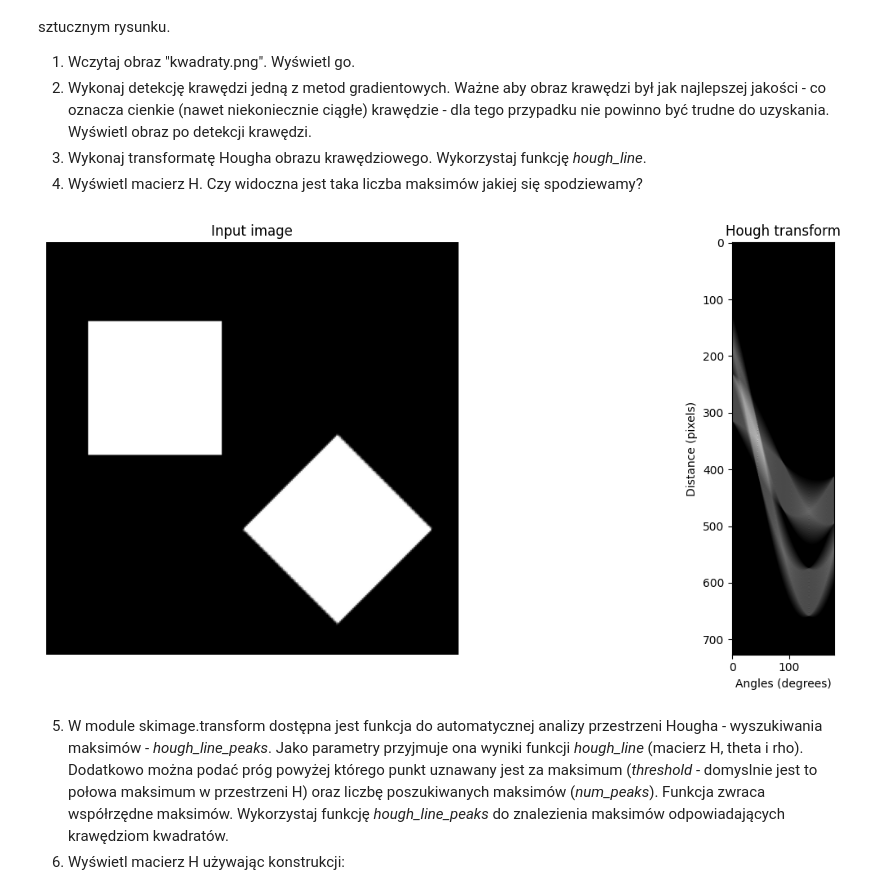
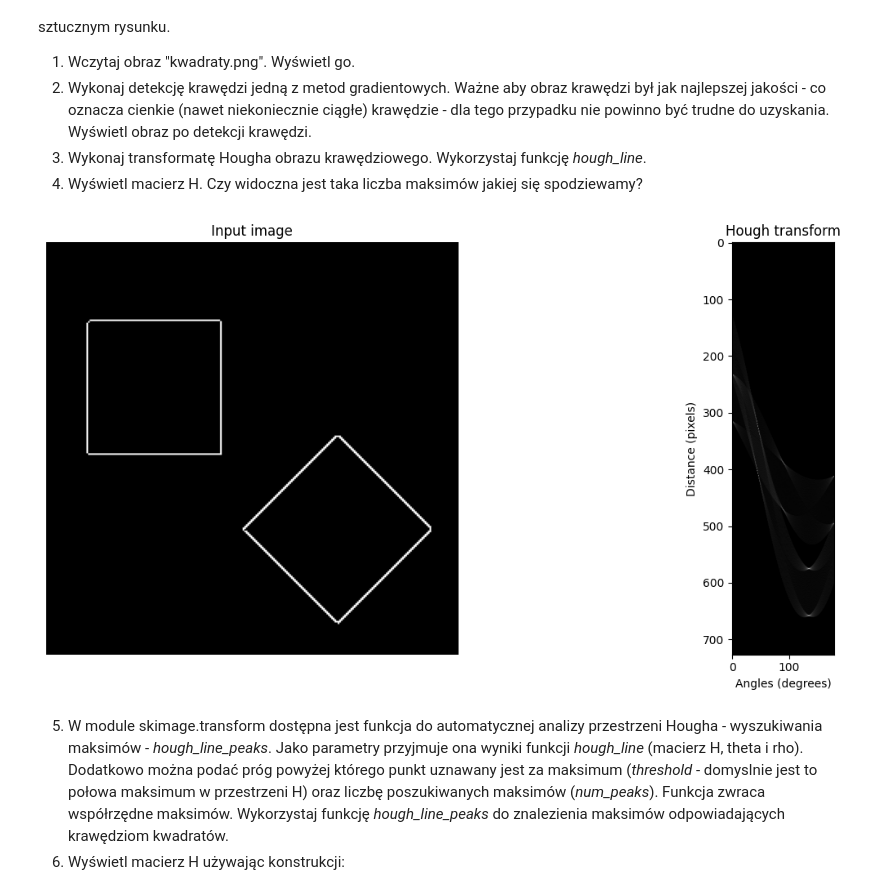
Before and after one commit to fpikon/Systemy_wizyjne, a Jupyter notebook: LAB_11/11_Hough.ipynb, the cells around one changed output. Saved outputs shown, nothing was run; the diff lists cells and outputs as text; code cells hidden in the pictures.

```diff
--- a/LAB_11/11_Hough.ipynb
+++ b/LAB_11/11_Hough.ipynb
@@ -134,11 +133,11 @@ W tym podpunkcie pokazane zostanie praktycznie wykorzystanie transformaty Hougha
 # %%
 I_kwadraty = cv2.imread("kwadraty.png", cv2.IMREAD_GRAYSCALE)
 I_kw_canny = cv2.Canny(I_kwadraty, 1, 10, None, 3, 1)
-mac_H, vec_theta, vec_rho = hough_line(I_kwadraty)
+mac_H, vec_theta, vec_rho = hough_line(I_kw_canny)
 
-show_hough(mac_H, I_kwadraty)
+show_hough(mac_H, I_kw_canny)
 # %% [output]
-[figure, old version]
+[figure, new version]
 # %% [markdown]
  5. W module skimage.transform dostępna jest funkcja do automatycznej analizy przestrzeni Hougha - wyszukiwania maksimów - *hough\_line\_peaks*. Jako parametry przyjmuje ona wyniki funkcji *hough\_line* (macierz H, theta i rho). Dodatkowo można podać próg powyżej którego punkt uznawany jest za maksimum (_threshold_ - domyslnie jest to połowa maksimum w przestrzeni H) oraz liczbę poszukiwanych maksimów (*num_peaks*). Funkcja zwraca współrzędne maksimów. Wykorzystaj funkcję *hough\_line\_peaks* do znalezienia maksimów odpowiadających krawędziom kwadratów.
  6. Wyświetl macierz H używając konstrukcji:
```
Also changed, not shown: parts of 9 cells of this notebook.
